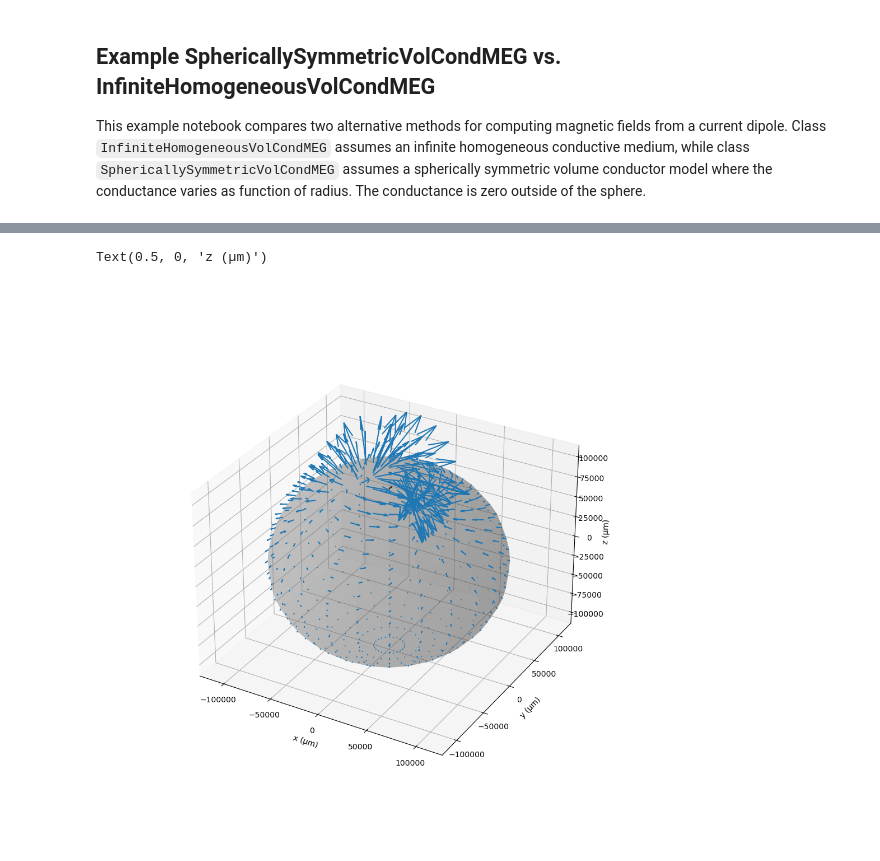
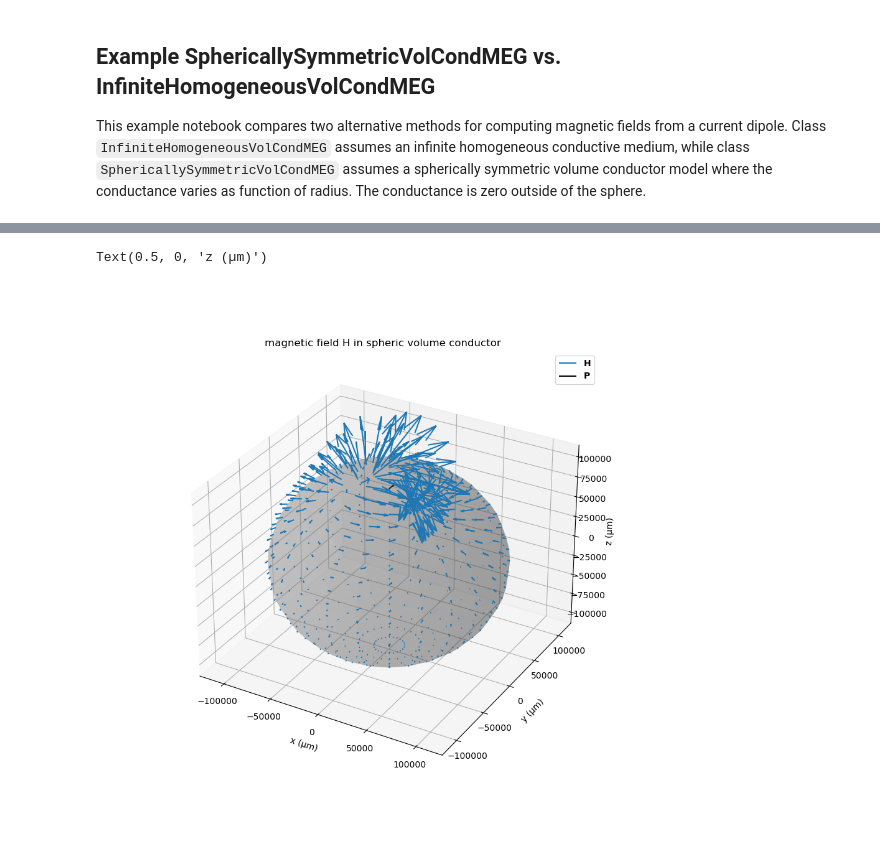
Before and after one commit to LFPy/LFPykit, a Jupyter notebook: examples/Example_SphericallySymmetricVolCondMEG_vs_InfiniteHomogeneousVolCondMEG.ipynb, the cells around one changed output, grey strips where cells are left out. Drawn from its saved outputs; the diff is of its cells as text; code cells hidden in the pictures.

```diff
--- a/examples/Example_SphericallySymmetricVolCondMEG_vs_InfiniteHomogeneousVolCondMEG.ipynb
+++ b/examples/Example_SphericallySymmetricVolCondMEG_vs_InfiniteHomogeneousVolCondMEG.ipynb
@@ -14,6 +12,6 @@ from matplotlib.colors import LightSource
 # %%
 # current dipole moment
-p = np.array([[0, 0, 1], [0, 1, 0], [1, 0, 0], [1, 1, 1]]).T
+p = np.eye(3)
 
 # current dipole location in space
 r_p = np.array([0, 0, 90000])
@@ -32,2 +28,6 @@ meg = lfpykit.eegmegcalc.SphericallySymmetricVolCondMEG(r=r)
 # %%
-M_radial = meg.get_transformation_matrix(r_p=r_p)
+# spherically symmetric volume conductor model
+meg_sphere = lfpykit.eegmegcalc.SphericallySymmetricVolCondMEG(r=r)
+
+# linear mapping between current dipole moment and signal at sensor locations
+M_sphere = meg_sphere.get_transformation_matrix(r_p=r_p)
@@ -38,4 +40,4 @@ M_infty = MEG.get_transformation_matrix(dipole_location=r_p)
 # %%
-# compute magnetic field
-H_radial = M_radial @ p
+# compute magnetic field using each model
+H_sphere = M_sphere @ p
 H_infty = M_infty @ p
@@ -60,17 +44,22 @@ Text(0.5, 0, 'z (µm)')
+# %%
+scaling=1E15  # arbitrary scaling of arrow lengths in quiver plots
+axis = 1  # plot H in direction of y-axis (try replacing this value with 0 or 2)
 # %%
-# quiver plots for radial dipole
-ax = plt.figure(figsize=(10, 10)).add_subplot(projection='3d')
-
+# quiver plots for dipole in spherically symmetric volume conductor
+ax = plt.figure(figsize=(9, 9)).add_subplot(projection='3d')
+ax.set_title('magnetic field H in spheric volume conductor')
 ax.plot_surface(x, y, z, alpha=0.25, color='gray')
 
 ax.quiver3D(r[:, 0], r[:, 1], r[:, 2],
-            H_radial[:, 0, index]*scaling, H_radial[:, 1, index]*scaling, H_radial[:, 2, index]*scaling,
-            length=1, normalize=False)
+            H_sphere[:, 0, axis]*scaling, H_sphere[:, 1, axis]*scaling, H_sphere[:, 2, axis]*scaling,
+            length=1, normalize=False, label='$\mathbf{H}$')
 ax.quiver3D(r_p[0], r_p[1], r_p[2],
-            p[0, index], p[1, index], p[2, index], color='k', length=5E3, normalize=False)
+            p[0, axis], p[1, axis], p[2, axis], color='k',
+            length=1E4, normalize=False, label='$\mathbf{P}$')
+ax.legend()
 ax.set_xlabel('x (µm)')
 ax.set_ylabel('y (µm)')
 ax.set_zlabel('z (µm)')
 # %% [output]
 Text(0.5, 0, 'z (µm)')
-[figure, old version]
+[figure, new version]
```
Also changed, not shown: parts of 6 cells of this notebook, 2 other files.
